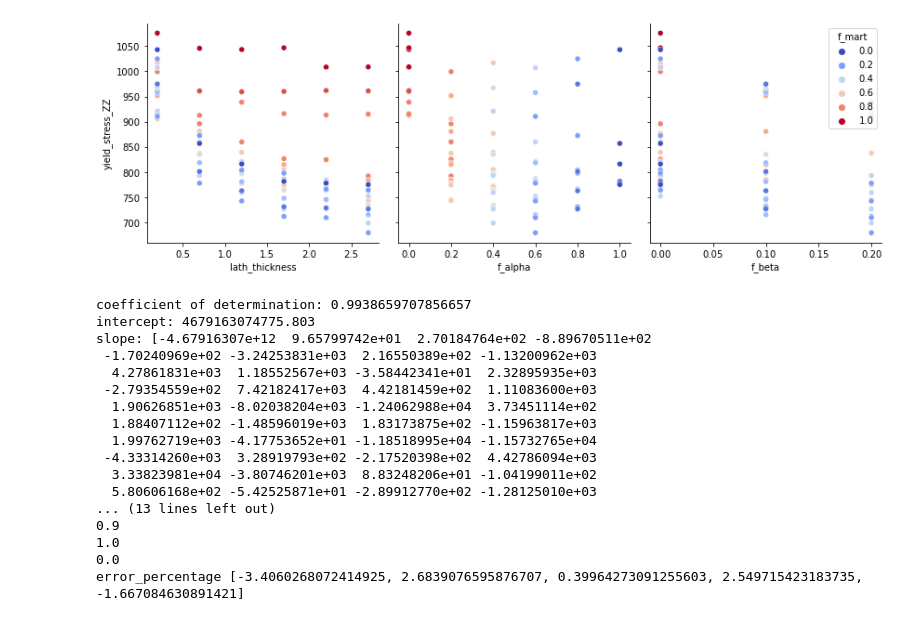
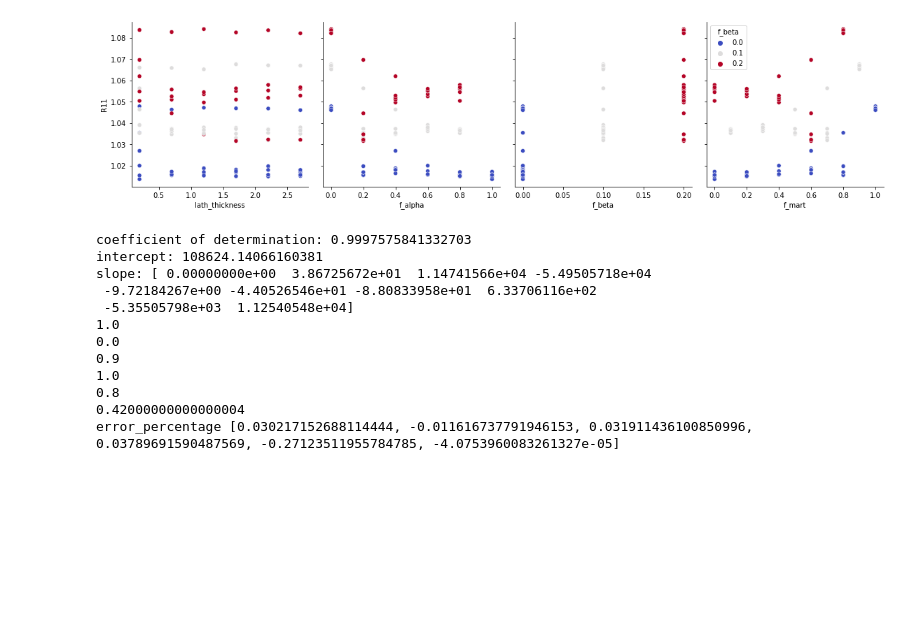
Before and after one commit to lreigbua/Ti64AM_structure_property_ROM, a Jupyter notebook: src/multy_polyfit.ipynb, the cells around one changed output. Cells and saved outputs as stored; diff of their text form; code cells hidden in the pictures; blank space fills up the shorter version.

Commit message:
worked on data analysis

```diff
--- a/src/multy_polyfit.ipynb
+++ b/src/multy_polyfit.ipynb
@@ -99,0 +88,34 @@ fig.savefig('../data/plot.jpeg')
+# %%
+import matplotlib.pyplot as plt
+from mpl_toolkits.mplot3d import Axes3D
+
+plt.rcParams.update({'font.size': 14})
+
+
+# Create a 3D scatter plot
+fig = plt.figure(figsize=(10, 10))
+ax = fig.add_subplot(111, projection='3d')
+
+# Define the colors for each value of f_beta
+colors = ['blue', 'green', 'red']  # Modify this list to match your data
+labels = ['0', '0.1', '0.2']  # Modify this list to match your data
+
+# Plot the data for each value of f_beta
+for i, value in enumerate(df['f_beta'].unique()):
+    mask = df['f_beta'] == value
+    ax.scatter(df['f_alpha'][mask], df['lath_thickness'][mask], df['yield_stress_ZZ'][mask], color=colors[i], label=labels[i])
+
+# Set labels and title
+ax.set_xlabel('$f_{\\alpha }$')
+ax.set_ylabel('$t_{\alpha}')
+ax.set_zlabel('$\\sigma_{y BD}$')
+ax.set_title('3D Scatter Plot')
+
+# Add a legend with a title
+ax.legend(title='$f_\\beta$')
+
+# Show the plot
+plt.show()
+
+# Save the plot to a file
+fig.savefig('../data/plot.jpeg')
@@ -100,19 +124,19 @@ fig.savefig('../data/plot.jpeg')
 # %%
 import seaborn as sns
 
 # Create a PairGrid
-g = sns.PairGrid(df, y_vars=['yield_stress_ZZ'], x_vars=['lath_thickness', 'f_alpha', 'f_beta'], height=4)
+g = sns.PairGrid(df, y_vars=['R11'], x_vars=['lath_thickness', 'f_alpha', 'f_beta', 'f_mart'], height=4)
 
 # Map a scatter plot to the upper triangle, color points by 'f_beta'
-g.map(sns.scatterplot, hue=df['f_mart'], palette='coolwarm')
+g.map(sns.scatterplot, hue=df['f_beta'], palette='coolwarm')
 
 # Add a legend
-plt.legend(title='f_mart')
+plt.legend(title='f_beta')
 
 # Show the plot
 plt.show()
 # %% [output]
-[figure, old version]
+[figure, new version]
 # %%
 # Polynomial multi-variate regression
 
@@ -121,11 +145,11 @@ X = df[['lath_thickness','f_alpha','f_beta']].values
 
 properties = ['yield_stress_ZZ','yield_stress_XX','yield_stress_XY','yield_stress_XZ','Ex','Ez','Gxy','Gxz','Pxz','Pyx']
 
-property = 'yield_stress_XX'
+property = 'Ez'
 y = df[property].values
 
 # Polynomial features
-poly = PolynomialFeatures(degree=6)
+poly = PolynomialFeatures(degree=2)
 X_poly = poly.fit_transform(X)
 
 # Linear Regression model
@@ -158,22 +182,17 @@ for index, row in validation_df.iterrows():
 
 print('error_percentage',error)
 # %% [output]
-coefficient of determination: 0.9938659707856657
-intercept: 4679163074775.803
-slope: [-4.67916307e+12  9.65799742e+01  2.70184764e+02 -8.89670511e+02
- -1.70240969e+02 -3.24253831e+03  2.16550389e+02 -1.13200962e+03
-  4.27861831e+03  1.18552567e+03 -3.58442341e+01  2.32895935e+03
- -2.79354559e+02  7.42182417e+03  4.42181459e+02  1.11083600e+03
-  1.90626851e+03 -8.02038204e+03 -1.24062988e+04  3.73451114e+02
-  1.88407112e+02 -1.48596019e+03  1.83173875e+02 -1.15963817e+03
-  1.99762719e+03 -4.17753652e+01 -1.18518995e+04 -1.15732765e+04
- -4.33314260e+03  3.28919793e+02 -2.17520398e+02  4.42786094e+03
-  3.33823981e+04 -3.80746201e+03  8.83248206e+01 -1.04199011e+02
-  5.80606168e+02 -5.42525871e+01 -2.89912770e+02 -1.28125010e+03
-... (13 lines left out)
+coefficient of determination: 0.9997575841332703
+intercept: 108624.14066160381
+slope: [ 0.00000000e+00  3.86725672e+01  1.14741566e+04 -5.49505718e+04
+ -9.72184267e+00 -4.40526546e+01 -8.80833958e+01  6.33706116e+02
+ -5.35505798e+03  1.12540548e+04]
+1.0
+0.0
 0.9
 1.0
-0.0
-error_percentage [-3.4060268072414925, 2.6839076595876707, 0.39964273091255603, 2.549715423183735, -1.667084630891421]
+0.8
+0.42000000000000004
+error_percentage [0.030217152688114444, -0.011616737791946153, 0.031911436100850996, 0.03789691590487569, -0.27123511955784785, -4.0753960083261327e-05]
 # %%
 ## Create Regression model for all independent variables and save them:
```
Also changed, not shown: parts of 12 cells of this notebook.
